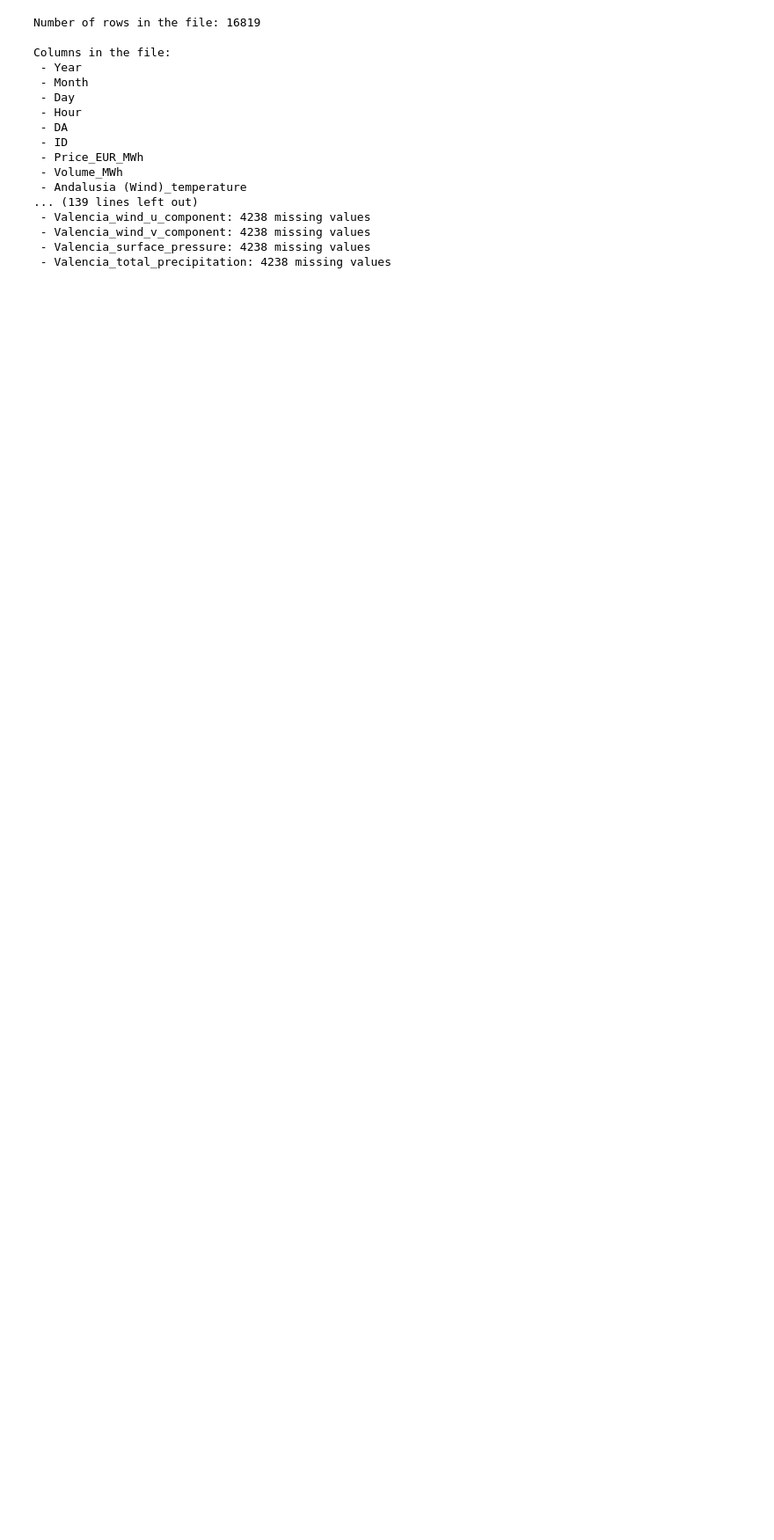
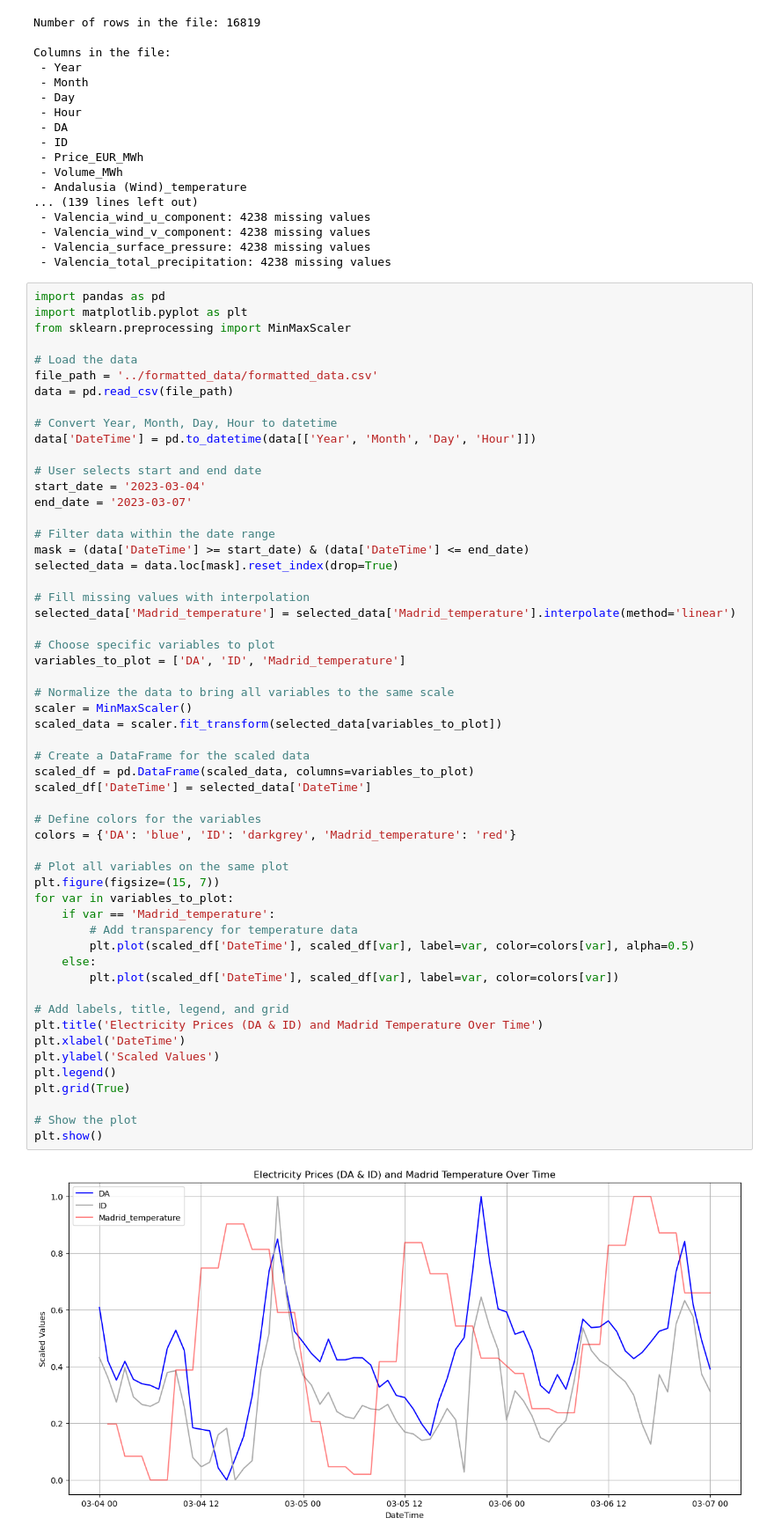
Before and after one commit to storralbod/deeplearning, a Jupyter notebook: data_processing/Format.ipynb, the cells around one changed output. Shown at 88% size. Cells and saved outputs as stored; diff of their text form; blank space fills up the shorter version.

```diff
--- a/data_processing/Format.ipynb
+++ b/data_processing/Format.ipynb
@@ -390,3 +390,60 @@ Columns in the file:
  - Valencia_wind_v_component: 4238 missing values
  - Valencia_surface_pressure: 4238 missing values
  - Valencia_total_precipitation: 4238 missing values
+# %%
+import pandas as pd
+import matplotlib.pyplot as plt
+from sklearn.preprocessing import MinMaxScaler
+
+# Load the data
+file_path = '../formatted_data/formatted_data.csv'
+data = pd.read_csv(file_path)
+
+# Convert Year, Month, Day, Hour to datetime
+data['DateTime'] = pd.to_datetime(data[['Year', 'Month', 'Day', 'Hour']])
+
+# User selects start and end date
+start_date = '2023-03-04'
+end_date = '2023-03-07'
+
+# Filter data within the date range
+mask = (data['DateTime'] >= start_date) & (data['DateTime'] <= end_date)
+selected_data = data.loc[mask].reset_index(drop=True)
+
+# Fill missing values with interpolation
+selected_data['Madrid_temperature'] = selected_data['Madrid_temperature'].interpolate(method='linear')
+
+# Choose specific variables to plot
+variables_to_plot = ['DA', 'ID', 'Madrid_temperature']
+
+# Normalize the data to bring all variables to the same scale
+scaler = MinMaxScaler()
+scaled_data = scaler.fit_transform(selected_data[variables_to_plot])
+
+# Create a DataFrame for the scaled data
+scaled_df = pd.DataFrame(scaled_data, columns=variables_to_plot)
+scaled_df['DateTime'] = selected_data['DateTime']
+
+# Define colors for the variables
+colors = {'DA': 'blue', 'ID': 'darkgrey', 'Madrid_temperature': 'red'}
+
+# Plot all variables on the same plot
+plt.figure(figsize=(15, 7))
+for var in variables_to_plot:
+    if var == 'Madrid_temperature':
+        # Add transparency for temperature data
+        plt.plot(scaled_df['DateTime'], scaled_df[var], label=var, color=colors[var], alpha=0.5)
+    else:
+        plt.plot(scaled_df['DateTime'], scaled_df[var], label=var, color=colors[var])
+
+# Add labels, title, legend, and grid
+plt.title('Electricity Prices (DA & ID) and Madrid Temperature Over Time')
+plt.xlabel('DateTime')
+plt.ylabel('Scaled Values')
+plt.legend()
+plt.grid(True)
+
+# Show the plot
+plt.show()
+# %% [output]
+[figure, added]
```
Also changed, not shown: parts of 4 cells of this notebook, 1 other file.
